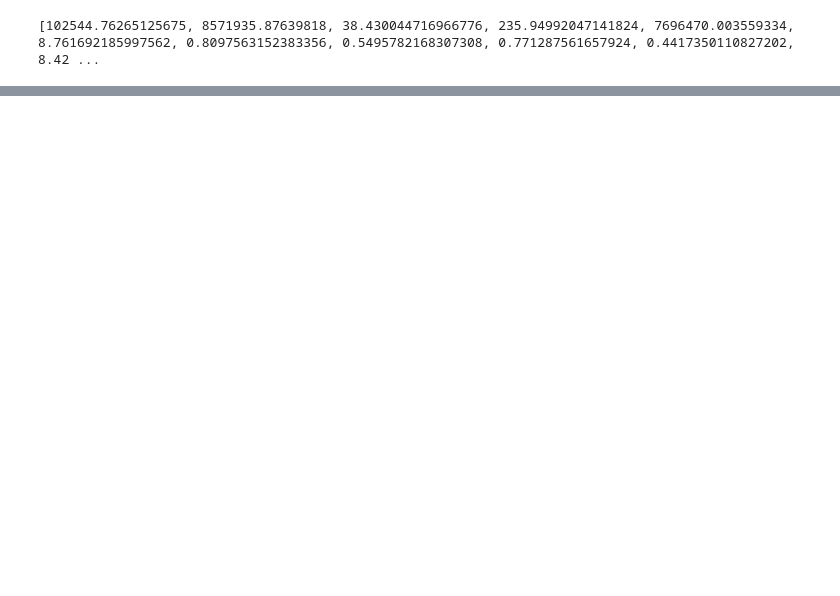
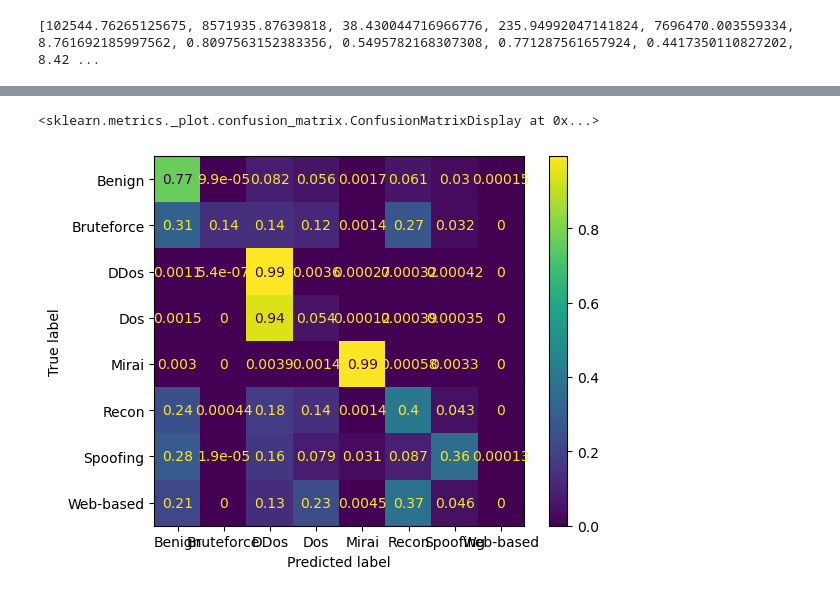
Before and after one commit to ravenpwn/Applied-Statistics-Machine-Learning, a Jupyter notebook: p2023.ipynb, the cells around one changed output, grey strips where cells are left out. Cells and saved outputs as stored; diff of their text form; code cells hidden in the pictures; blank space fills up the shorter version.

```diff
--- a/p2023.ipynb
+++ b/p2023.ipynb
@@ -195,0 +229,8 @@ Model accuracy: 0.9775282505360675
+# %%
+clf = load_model('SVM_class.pkl')
+Y_future_predict_class = clf.predict(X_future_test)
+# %%
+metrics.ConfusionMatrixDisplay.from_predictions(Y_future_test_class, Y_future_predict_class, normalize='true')
+# %% [output]
+<sklearn.metrics._plot.confusion_matrix.ConfusionMatrixDisplay at 0x...>
+[figure, added]
```
Also changed, not shown: parts of 17 cells of this notebook, 2 other files.
